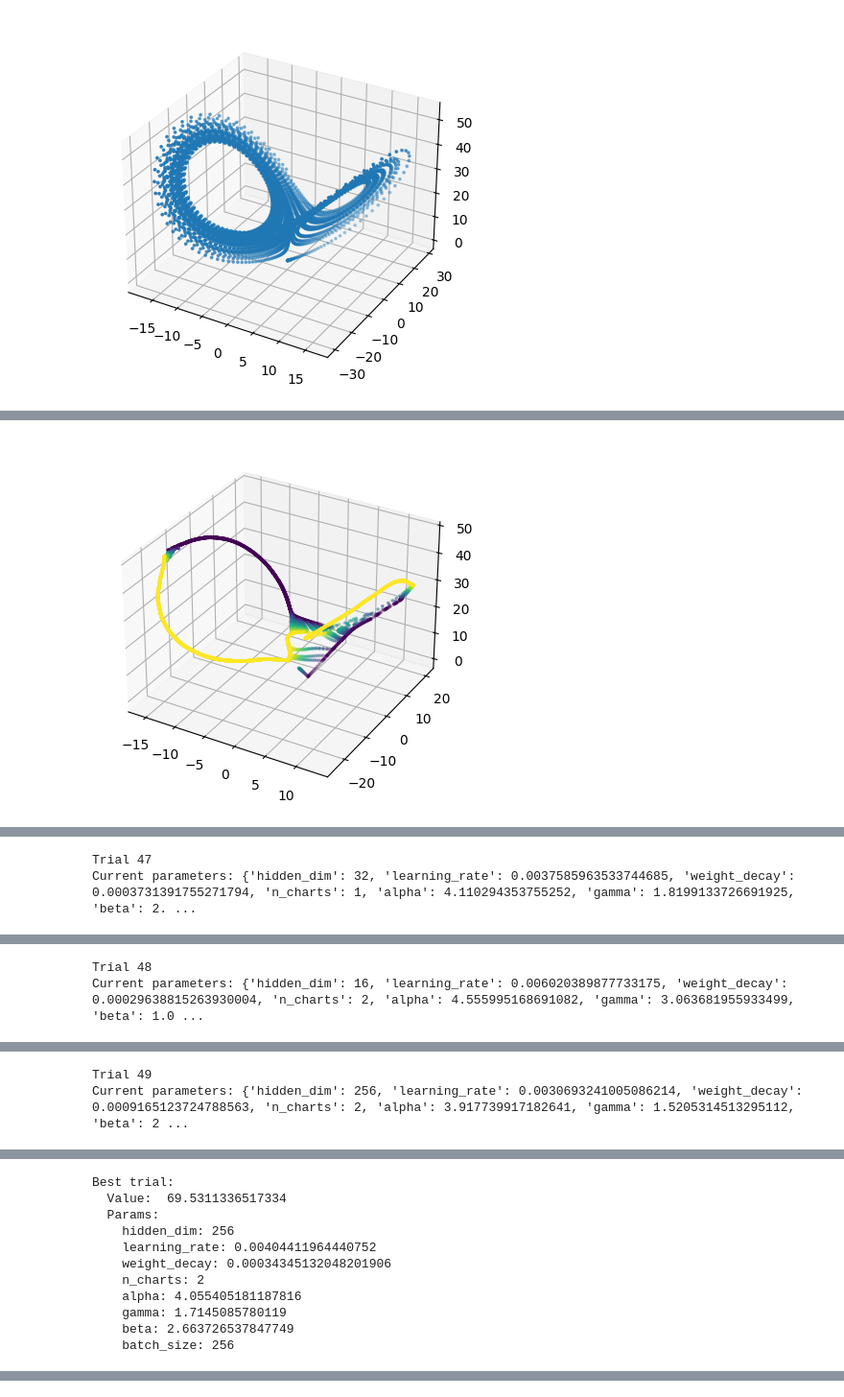
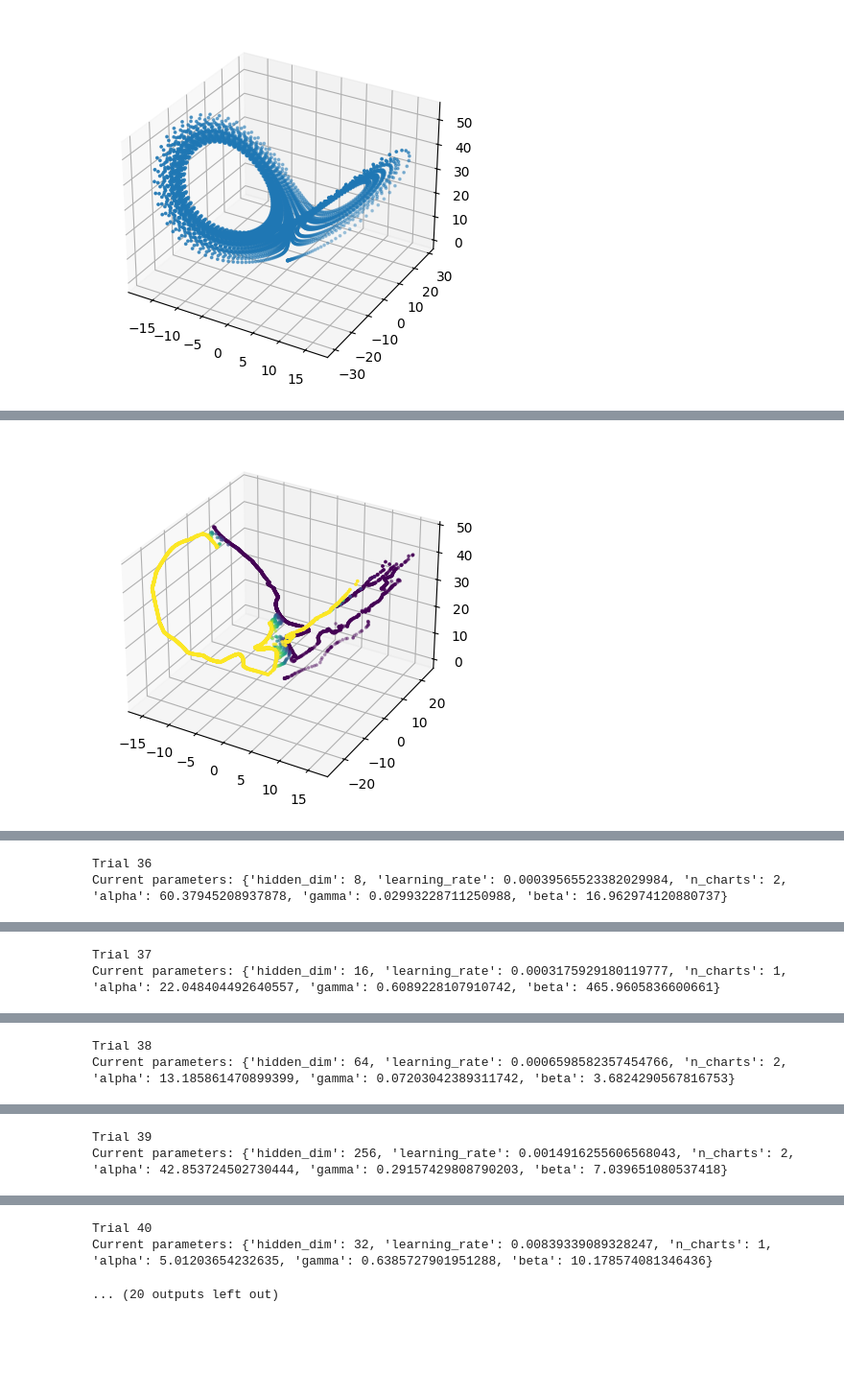
Before and after one commit to JustNik77/dimensionality_reduction, a Jupyter notebook: chart-autoencoders.ipynb, the cells around one changed output, grey strips where cells are left out. Shown: that part at 96% size. Cells and saved outputs as stored; diff of their text form; code cells hidden in the pictures; blank space fills up the shorter version.

```diff
--- a/chart-autoencoders.ipynb
+++ b/chart-autoencoders.ipynb
@@ -103,17 +77,18 @@ def get_decoder(d_latent=1, d_output=3, layer_sz=l_sz, alpha=1.0):
     )
     return decoder
 # %%
-class AutoEncoder(nn.Module):
-    def __init__(self, input_dim=3, latent_dim=1, hidden_dim=64, gamma=0.1):
-        super().__init__()
-
-        self.encoder = get_encoder(3, 1, hidden_dim, gamma)
-
-        self.decoder = get_decoder(1, 3, hidden_dim, gamma)
+class AE(nn.Module):
+    def __init__(self, encoder, decoder):
+        super(AE, self).__init__()
+        self.encoder = encoder
+        self.decoder = decoder
 
     def forward(self, x):
         z = self.encoder(x)
-        return self.decoder(z)
+        recon = self.decoder(z)
+        loss = ((recon - x) ** 2).view(len(x), -1).mean(dim=1).mean()
+        mse_loss = F.mse_loss(recon, x)
+        return {"recon": recon, "loss": loss, 'mse_loss': mse_loss}
 # %%
 def objective(trial):
     params = {
@@ -333,12 +305,10 @@ def objective(trial):
     params = {
         'hidden_dim': trial.suggest_categorical('hidden_dim', [8, 16, 32, 64, 128, 256]),
         'learning_rate': trial.suggest_float('learning_rate', 1e-4, 1e-2, log=True),
-        'weight_decay': trial.suggest_float('weight_decay', 1e-6, 1e-3, log=True),
         'n_charts': trial.suggest_int('n_charts', 1, 2),
-        'alpha': trial.suggest_float('alpha', 0.05, 5.0),
-        'gamma': trial.suggest_float('gamma', 1, 1000, log=True),
+        'alpha': trial.suggest_float('alpha', 0.01, 100.0),
+        'gamma': trial.suggest_float('gamma', 0.01, 100.0, log=True),
         'beta': trial.suggest_float('beta', 1, 1000, log=True),
-        'batch_size': trial.suggest_categorical('batch_size', [64, 128, 256])
     }
 
     print(f"\nTrial {trial.number}")
@@ -347,7 +317,7 @@ def objective(trial):
 
     train_loader = DataLoader(
         lorenz_dataset,
-        batch_size=params['batch_size'],
+        batch_size=256,
         shuffle=True
     )
 
@@ -364,19 +334,17 @@ def objective(trial):
     optimizer = torch.optim.Adam(
         model.parameters(),
         lr=params['learning_rate'],
-        weight_decay=params['weight_decay']
+        weight_decay=1e-5
     )
 
-    scheduler = torch.optim.lr_scheduler.ReduceLROnPlateau(
+    scheduler = torch.optim.lr_scheduler.CosineAnnealingLR(
         optimizer,
-        mode='min',
-        factor=0.5,
-        patience=5,
-        min_lr=1e-6
+        T_max=500,
+        eta_min=1e-6
     )
 
     n_epochs = 1500
-    for epoch in range(n_epochs):
+    for epoch in tqdm(range(n_epochs)):
         model.train()
         total_loss = 0
         for batch in train_loader:
@@ -387,7 +355,7 @@ def objective(trial):
             optimizer.step()
             total_loss += output['mse_loss'].item()
 
-        scheduler.step(total_loss)
+        scheduler.step()
 
         trial.report(total_loss, epoch)
 
@@ -437,7 +405,7 @@ best_model = ChartingAE(
 best_optimizer = torch.optim.Adam(
     best_model.parameters(),
     lr=best_params['learning_rate'],
-    weight_decay=best_params['weight_decay']
+    weight_decay=1e-5
 )
 # %% [output]
 Epoch 1500/1500:
@@ -449 +417 @@ MSE Loss: 2.6382
-[figure, old version]
+[figure, new version]
@@ -451,2 +419,2 @@ MSE Loss: 2.6382
-Trial 47
-Current parameters: {'hidden_dim': 32, 'learning_rate': 0.0037585963533744685, 'weight_decay': 0.0003731391755271794, 'n_charts': 1, 'alpha': 4.110294353755252, 'gamma': 1.8199133726691925, 'beta': 2. ...
+Trial 36
+Current parameters: {'hidden_dim': 8, 'learning_rate': 0.00039565523382029984, 'n_charts': 2, 'alpha': 60.37945208937878, 'gamma': 0.02993228711250988, 'beta': 16.962974120880737}
@@ -454,2 +422,2 @@ Current parameters: {'hidden_dim': 32, 'learning_rate': 0.0037585963533744685, '
-Trial 48
-Current parameters: {'hidden_dim': 16, 'learning_rate': 0.006020389877733175, 'weight_decay': 0.00029638815263930004, 'n_charts': 2, 'alpha': 4.555995168691082, 'gamma': 3.063681955933499, 'beta': 1.0 ...
+Trial 37
+Current parameters: {'hidden_dim': 16, 'learning_rate': 0.0003175929180119777, 'n_charts': 1, 'alpha': 22.048404492640557, 'gamma': 0.6089228107910742, 'beta': 465.9605836600661}
@@ -457,2 +425,2 @@ Current parameters: {'hidden_dim': 16, 'learning_rate': 0.006020389877733175, 'w
-Trial 49
-Current parameters: {'hidden_dim': 256, 'learning_rate': 0.0030693241005086214, 'weight_decay': 0.0009165123724788563, 'n_charts': 2, 'alpha': 3.917739917182641, 'gamma': 1.5205314513295112, 'beta': 2 ...
+Trial 38
+Current parameters: {'hidden_dim': 64, 'learning_rate': 0.0006598582357454766, 'n_charts': 2, 'alpha': 13.185861470899399, 'gamma': 0.07203042389311742, 'beta': 3.6824290567816753}
@@ -460,11 +428,2 @@ Current parameters: {'hidden_dim': 256, 'learning_rate': 0.0030693241005086214,
-Best trial:
-  Value:  69.5311336517334
-  Params:
-    hidden_dim: 256
-    learning_rate: 0.00404411964440752
-    weight_decay: 0.00034345132048201906
-    n_charts: 2
-    alpha: 4.055405181187816
-    gamma: 1.7145085780119
-    beta: 2.663726537847749
-    batch_size: 256
+Trial 39
+Current parameters: {'hidden_dim': 256, 'learning_rate': 0.0014916255606568043, 'n_charts': 2, 'alpha': 42.853724502730444, 'gamma': 0.29157429808790203, 'beta': 7.039651080537418}
@@ -471 +431,4 @@ Best trial:
+Trial 40
+Current parameters: {'hidden_dim': 32, 'learning_rate': 0.00839339089328247, 'n_charts': 1, 'alpha': 5.01203654232635, 'gamma': 0.6385727901951288, 'beta': 10.178574081346436}
+... (20 outputs left out)
 # %%
```
Also changed, not shown: parts of 8 cells of this notebook, 2 other files.
